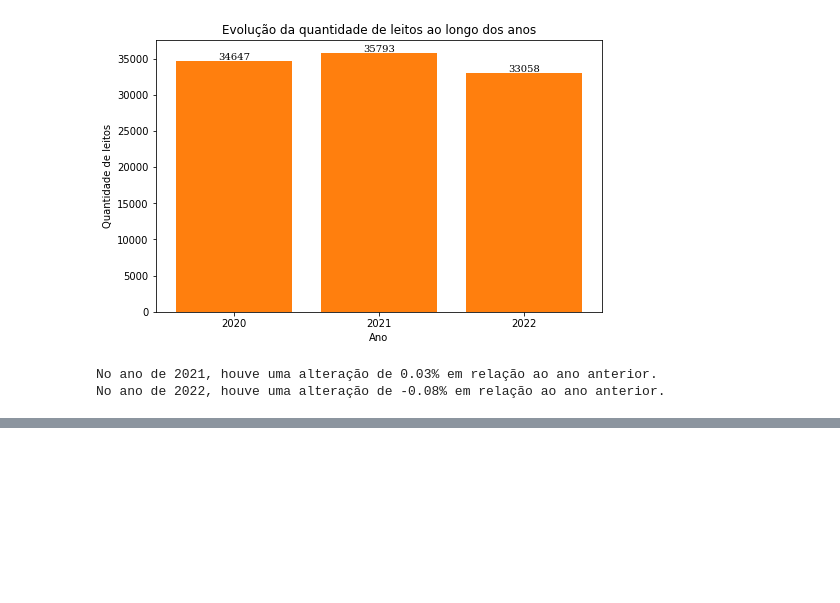
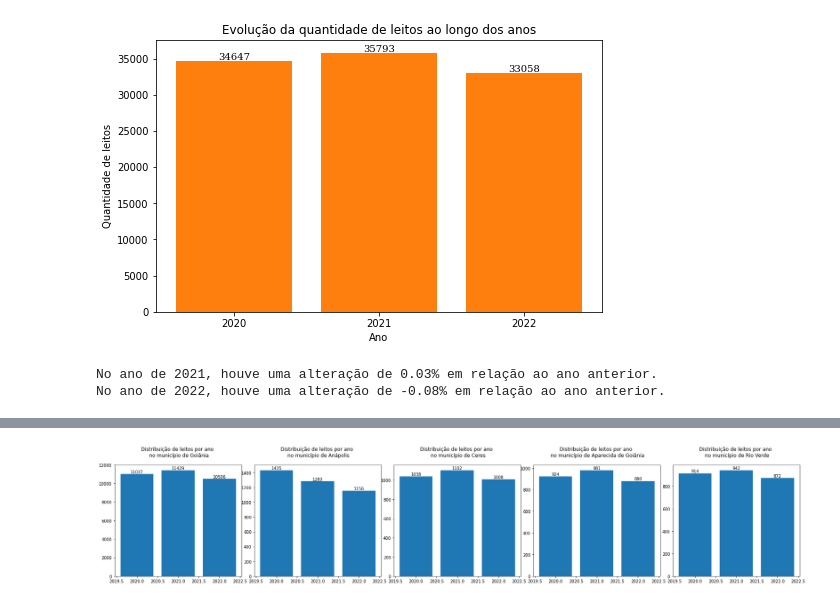
Before and after one commit to douglassodre/capacidadehospitalargoias_covid19, a Jupyter notebook: Evolução_da_capacidade_hospitalar_(número_de_leitos)_durante_a_pandemia_de_Covid_19_em_Goiás.ipynb, the cells around one changed output, grey strips where cells are left out. Drawn from its saved outputs; the diff is of its cells as text; code cells hidden in the pictures; blank space fills up the shorter version.

```diff
--- a/Evolução_da_capacidade_hospitalar_(número_de_leitos)_durante_a_pandemia_de_Covid_19_em_Goiás.ipynb
+++ b/Evolução_da_capacidade_hospitalar_(número_de_leitos)_durante_a_pandemia_de_Covid_19_em_Goiás.ipynb
@@ -158,0 +250,31 @@ No ano de 2022, houve uma alteração de -0.08% em relação ao ano anterior.
+# %%
+# Selecione os anos que você deseja plotar
+municipios = ['Goiânia', 'Anápolis', 'Ceres', 'Aparecida de Goiânia', 'Rio Verde']
+
+# Crie o gráfico com cinco subplots, um para cada município
+#fig, ax = plt.subplots(len(municipios), 1, figsize=(12, 5))
+fig, ax = plt.subplots(1, len(municipios), figsize=(30, 5))
+plt.subplots_adjust(wspace=0.1)
+
+# Para cada município, crie um gráfico de barras mostrando a distribuição dos leitos por ano
+for i, municipio in enumerate(municipios):
+  # Selecione os dados para o município atual
+  data_municipio = todos_merged[todos_merged['nome'] == municipio]
+
+  # Agrupe os dados por ano e some os leitos para cada ano
+  data_municipio_grouped = data_municipio.groupby('level_1')['CODLEITO'].count()
+
+  # Crie o gráfico de barras
+  ax[i].bar(data_municipio_grouped.index, data_municipio_grouped.values)
+
+  # Adicione o número que representa a quantidade da barra em cada gráfico
+  for x, y in zip(data_municipio_grouped.index, data_municipio_grouped.values):
+      ax[i].text(x, y, y, ha='center', va='bottom')
+
+  # Adicione um título ao gráfico, afastando-o da parte superior da figura
+  ax[i].set_title(f'Distribuição de leitos por ano \n no município de {municipio}', y=1.05)
+
+# Mostre o gráfico
+plt.show()
+# %% [output]
+[figure, added]
```
Also changed, not shown: parts of 8 cells of this notebook.
